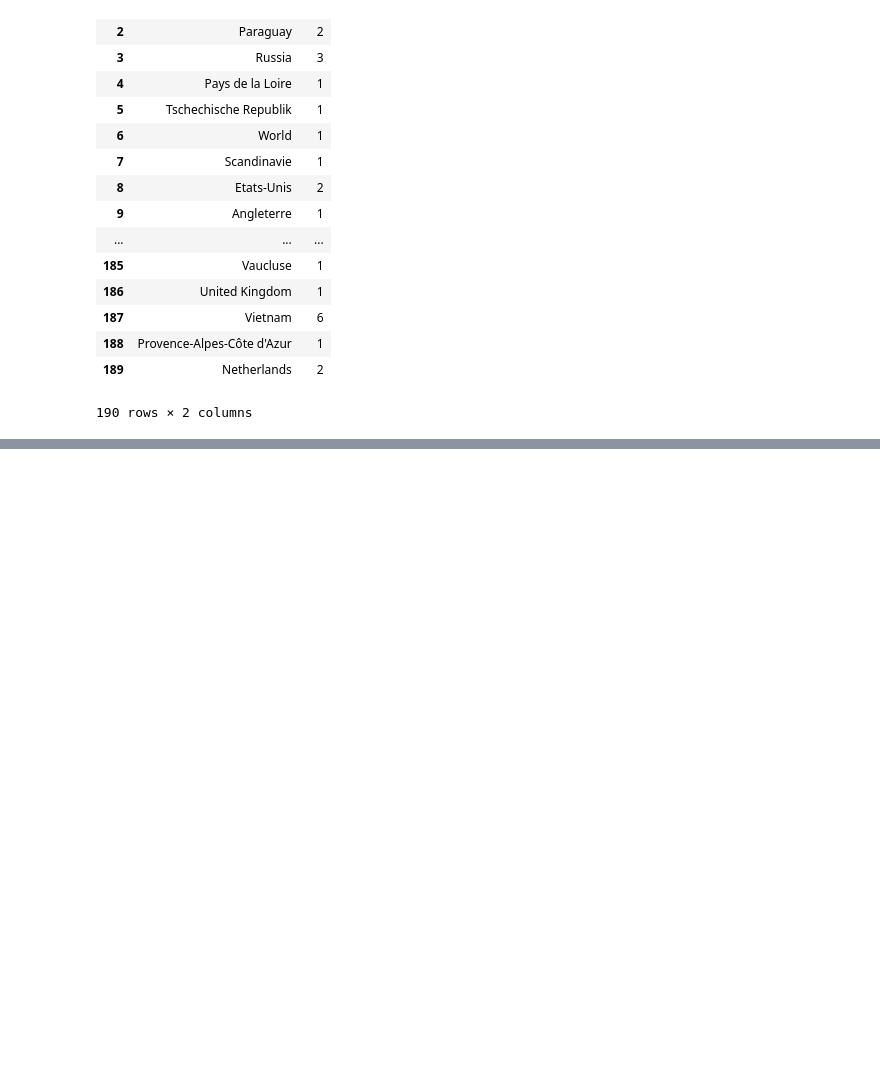
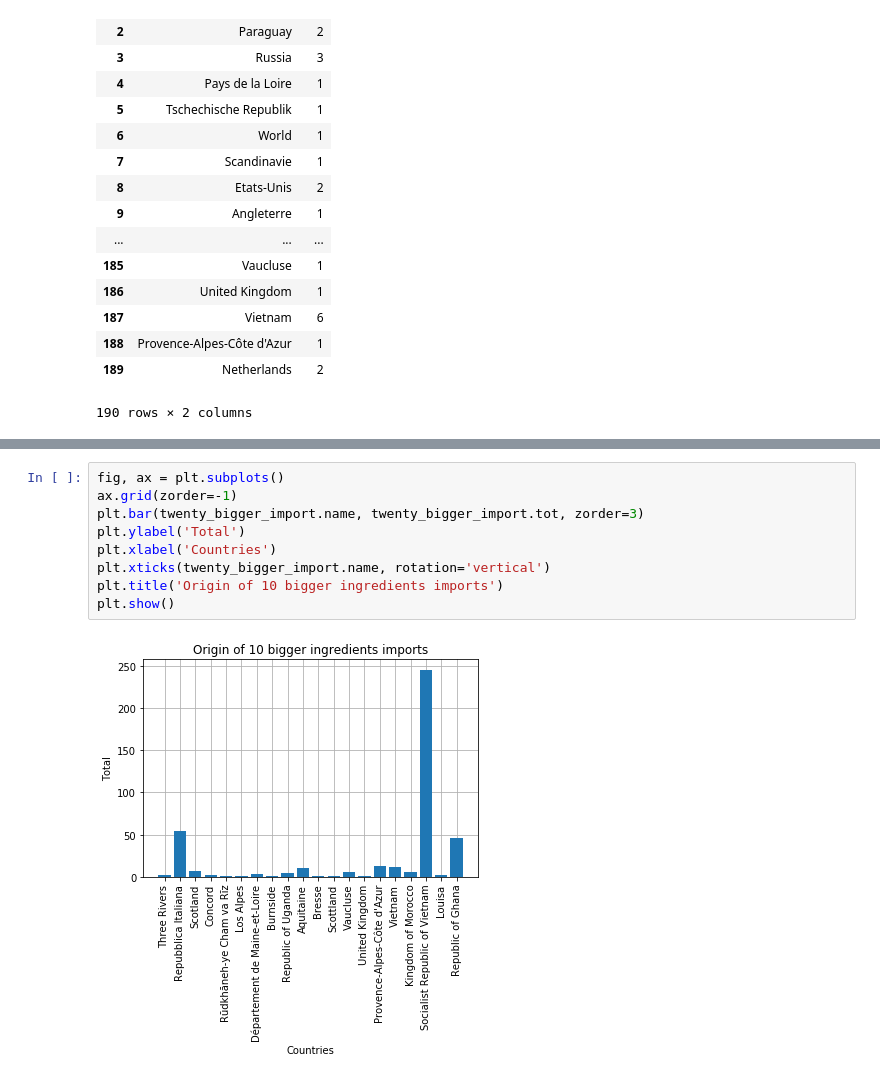
Before and after one commit to MrymZakani/ADA, a Jupyter notebook: project.ipynb, the cells around one changed output, grey strips where cells are left out. Drawn from its saved outputs; the diff is of its cells as text; blank space fills up the shorter version.

```diff
--- a/project.ipynb
+++ b/project.ipynb
@@ -332,0 +336,11 @@ plt.show()
+# %%
+fig, ax = plt.subplots()
+ax.grid(zorder=-1)
+plt.bar(twenty_bigger_import.name, twenty_bigger_import.tot, zorder=3)
+plt.ylabel('Total')
+plt.xlabel('Countries')
+plt.xticks(twenty_bigger_import.name, rotation='vertical')
+plt.title('Origin of 10 bigger ingredients imports')
+plt.show()
+# %% [output]
+[figure, added]
```
Also changed, not shown: parts of 2 cells of this notebook.
